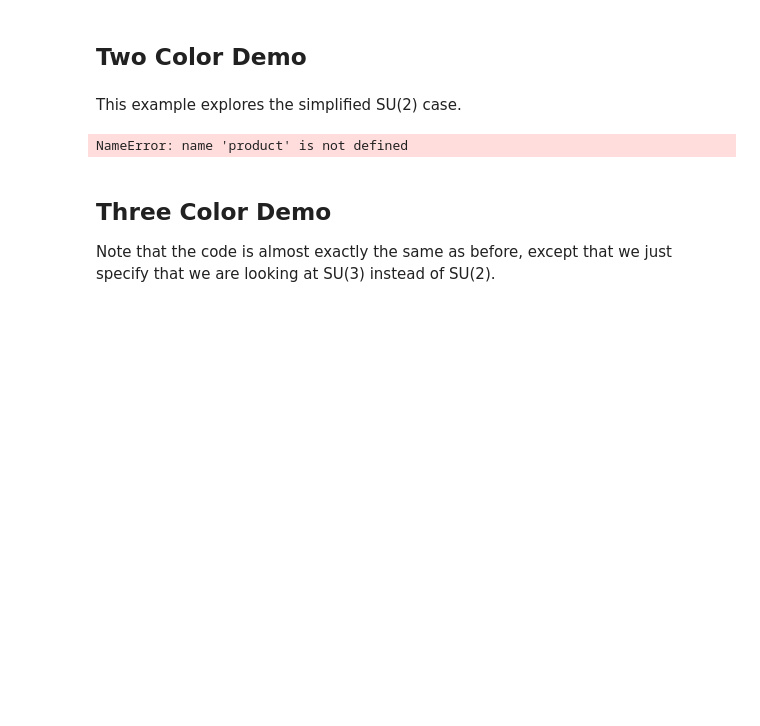
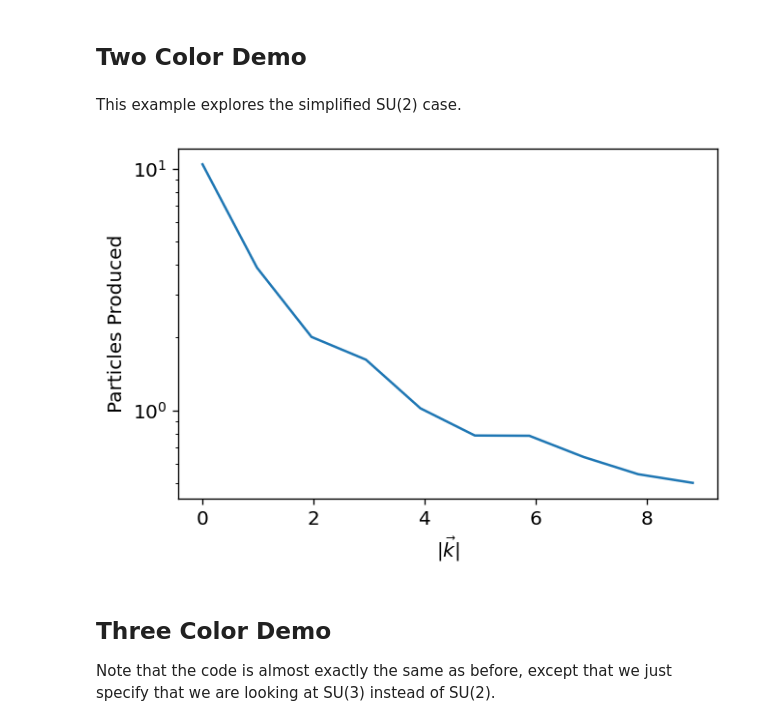
Before and after one commit to Jfeatherstone/ColorGlass, a Jupyter notebook: demo.ipynb, the cells around one changed output. Saved outputs shown, nothing was run; the diff lists cells and outputs as text; code cells hidden in the pictures; blank space fills up the shorter version.

```diff
--- a/demo.ipynb
+++ b/demo.ipynb
@@ -20,33 +20,33 @@ This example explores the simplified SU(2) case.
 # %%
 # Constants that define our lattice and color charge distribution
 # See documentation for more information
 N = 128
 delta = .1
 mu = 2
 radius = 1
 
 # Create a nucleus and proton object
 nucleus = cgc.Nucleus(2, N, delta, mu)
 proton = cgc.Proton(2, N, delta, mu, radius)
 
 # Create a collision using these two objects
 # The order doesn't matter here, it will determine which is which
 # based on which implements wilsonLine()
 #col = cgc.Collision(proton, nucleus)
 col = cgc.Collision(nucleus, proton)
 
 # Plot the number of particles produced vs. their momenta
 # Note that we can calculate the intermediary quantities (eg. the Wilson Line)
 # but we don't have to; the number of calculations done will be
 # the same either way
 plt.plot(col.momentaBins(), col.particlesProduced())
 plt.yscale('log')
 plt.ylabel('Particles Produced')
-plt.xlabel(r'$|\vec p|')
+plt.xlabel(r'$|\vec k|$')
 #plt.savefig('test_su2.png')
 plt.show()
 # %% [output]
-NameError: name 'product' is not defined
+[figure, added]
 # %% [markdown]
 ## Three Color Demo
 
```
Also changed, not shown: parts of 5 cells of this notebook, 3 other files.
